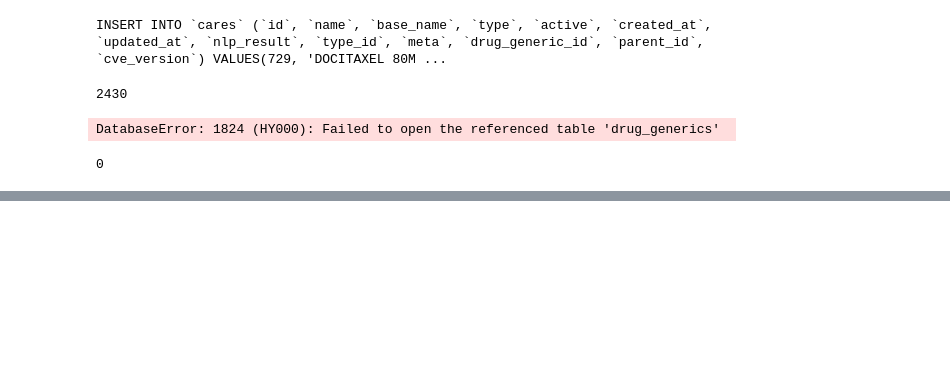
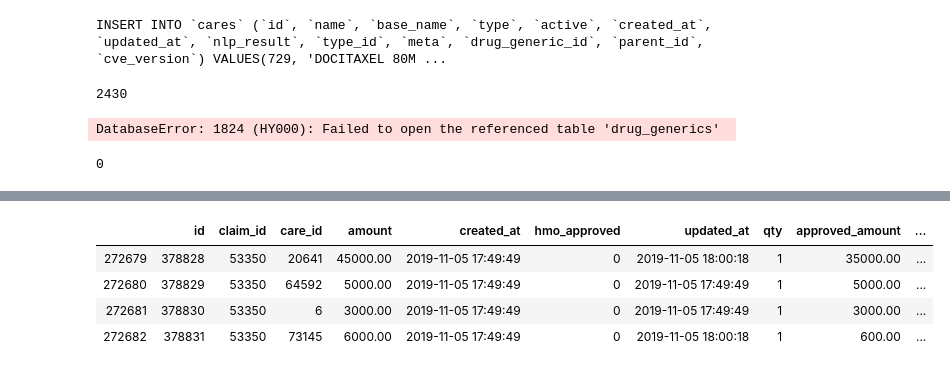
Before and after one commit to Shunling/Insight_HealthDataScience, a Jupyter notebook: Projects/P3/DataWangling.ipynb, the cells around one changed output, grey strips where cells are left out. Cells and saved outputs as stored; diff of their text form; code cells hidden in the pictures; blank space fills up the shorter version.

```diff
--- a/Projects/P3/DataWangling.ipynb
+++ b/Projects/P3/DataWangling.ipynb
@@ -123,0 +341,9 @@ care_types = cursor.fetchall()
+# %%
+all_df['provider_tariffs'].loc[all_df['provider_tariffs']['care_id']==6].desc
+all_df['claim_items'].loc[all_df['claim_items']['claim_id']==53350]
+# %% [output]
+|  | id | claim_id | care_id | amount | created_at | hmo_approved | updated_at | qty | approved_amount | ... |
+| 272679 | 378828 | 53350 | 20641 | 45000.00 | 2019-11-05 17:49:49 | 0 | 2019-11-05 18:00:18 | 1 | 35000.00 | ... |
+| 272680 | 378829 | 53350 | 64592 | 5000.00 | 2019-11-05 17:49:49 | 0 | 2019-11-05 17:49:49 | 1 | 5000.00 | ... |
+| 272681 | 378830 | 53350 | 6 | 3000.00 | 2019-11-05 17:49:49 | 0 | 2019-11-05 17:49:49 | 1 | 3000.00 | ... |
+| 272682 | 378831 | 53350 | 73145 | 6000.00 | 2019-11-05 17:49:49 | 0 | 2019-11-05 18:00:18 | 1 | 600.00 | ... |
```
Also changed, not shown: parts of 25 cells of this notebook.
